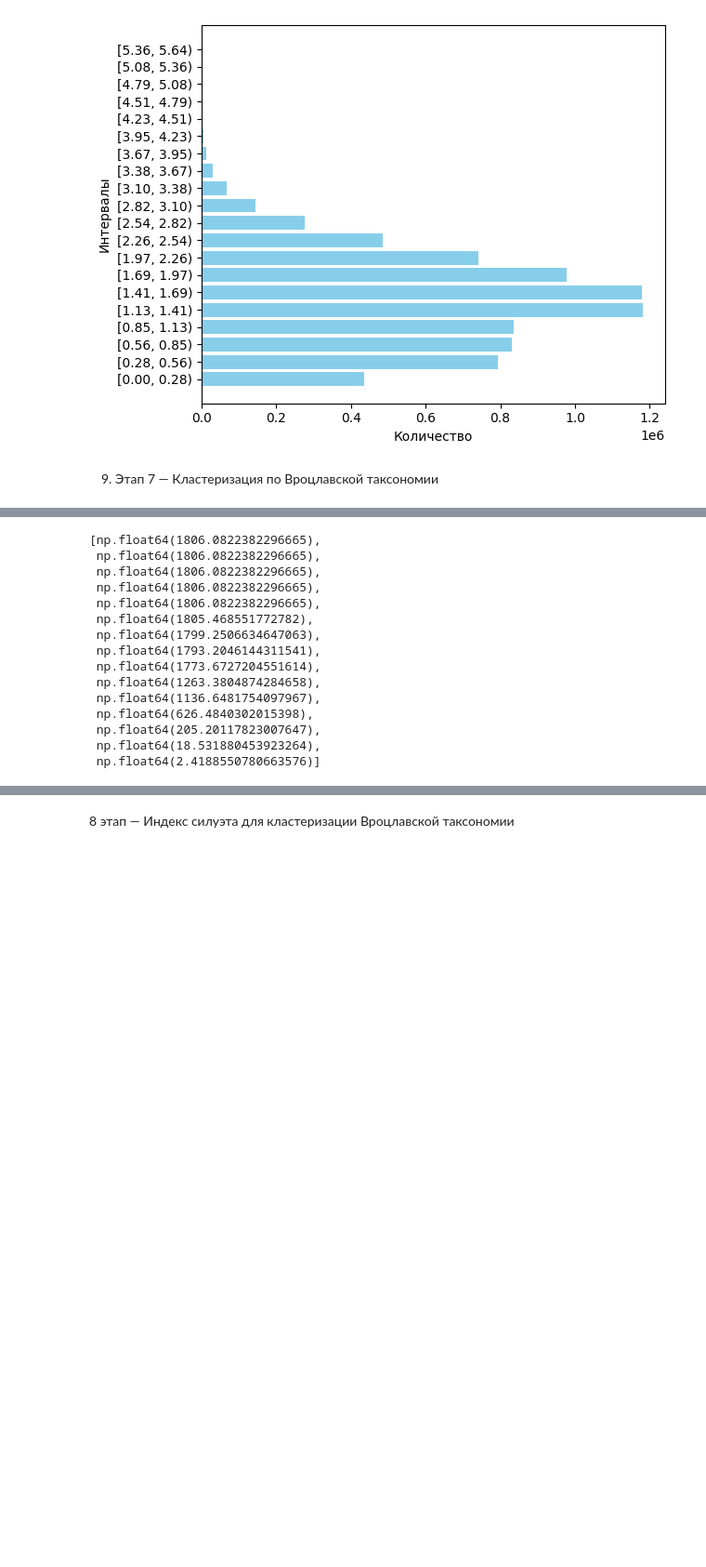
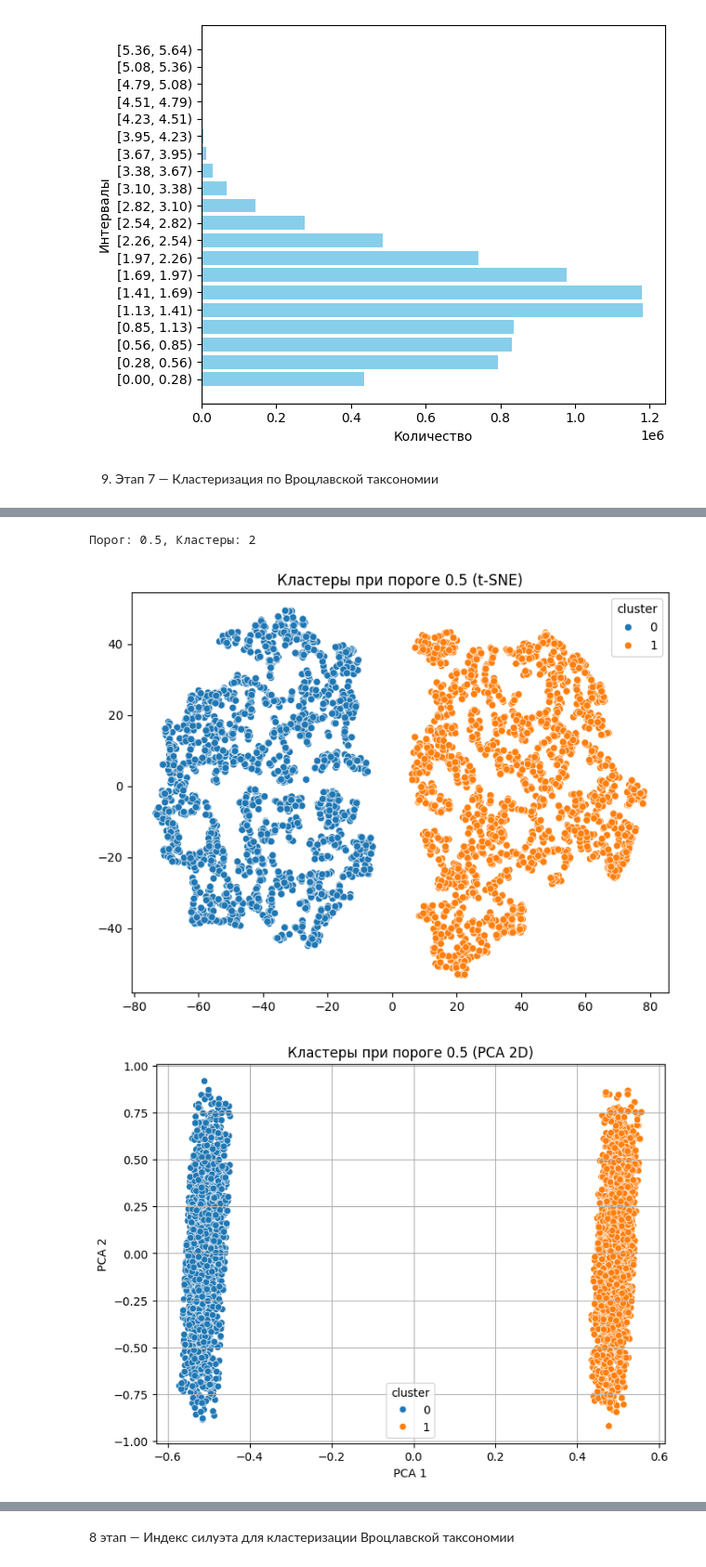
Before and after one commit to 8iKENTi8/Static-methods, a Jupyter notebook: Lab3/lab3.ipynb, the cells around one changed output, grey strips where cells are left out. Shown at 93% size. Cells and saved outputs as stored; diff of their text form; code cells hidden in the pictures; blank space fills up the shorter version.

```diff
--- a/Lab3/lab3.ipynb
+++ b/Lab3/lab3.ipynb
@@ -238,45 +240,90 @@ def wroclaw_taxonomy_elbow(distance_matrix, thresholds):
         scores.append(score)
         print(f"Порог: {t:.4f}, Кластеры: {len(clusters)}, Внутрикластерный разброс: {score:.4f}")
 
     plt.plot(cluster_counts, scores, 'ro-')
     plt.xlabel('Число кластеров')
     plt.ylabel('Внутрикластерный разброс')
     plt.title('Метод локтя — Вроцлавская таксономия')
     plt.grid(True)
     plt.show()
     return scores
 
 thresholds = np.linspace(0.01, 0.081, num=15)[::-1]
 wroclaw_taxonomy_elbow(X_t, thresholds)
+
+# 1. Кластеризация с выбранным порогом
+chosen_threshold = 0.5
+clustering = WroclawTaxonomyClustering(X_t)
+clusters = clustering.cluster_with_threshold(chosen_threshold)
+
+# Присвоение меток кластеров
+cluster_labels = np.full(X.shape[0], -1)
+for idx, cluster in enumerate(clusters):
+    for item in cluster:
+        cluster_labels[item] = idx
+
+X['cluster'] = cluster_labels
+
+print(f"Порог: {chosen_threshold}, Кластеры: {len(clusters)}")
+
+# 2. Визуализация t-SNE
+tsne = TSNE(n_components=2, perplexity=30, random_state=42)
+tsne_result = tsne.fit_transform(X.drop(columns=['cluster']))
+
+plt.figure(figsize=(8, 6))
+sns.scatterplot(x=tsne_result[:, 0], y=tsne_result[:, 1], hue=X['cluster'], palette='tab10', legend='full')
+plt.title(f'Кластеры при пороге {chosen_threshold} (t-SNE)')
+plt.show()
+
+# 3. Визуализация PCA 2D
+pca = PCA(n_components=2)
+pca_result = pca.fit_transform(X.drop(columns=['cluster']))
+
+plt.figure(figsize=(8, 6))
+sns.scatterplot(x=pca_result[:, 0], y=pca_result[:, 1], hue=X['cluster'], palette='tab10', legend='full')
+plt.title(f'Кластеры при пороге {chosen_threshold} (PCA 2D)')
+plt.xlabel('PCA 1')
+plt.ylabel('PCA 2')
+plt.grid(True)
+plt.show()
+
+# 4. Визуализация PCA 3D
+from mpl_toolkits.mplot3d import Axes3D
+
+pca_3d = PCA(n_components=3)
+pca_result_3d = pca_3d.fit_transform(X.drop(columns=['cluster']))
+
+fig = plt.figure(figsize=(10, 7))
+ax = fig.add_subplot(111, projection='3d')
+
+scatter = ax.scatter(
+    pca_result_3d[:, 0], pca_result_3d[:, 1], pca_result_3d[:, 2],
+    c=X['cluster'], cmap='tab10', s=50, alpha=0.7
+)
+
+ax.set_title(f'Кластеры при пороге {chosen_threshold} (PCA 3D)')
+ax.set_xlabel('PCA 1')
+ax.set_ylabel('PCA 2')
+ax.set_zlabel('PCA 3')
+fig.colorbar(scatter, ax=ax, label='Cluster')
+plt.show()
 # %% [output]
 Порог: 0.0810, Кластеры: 2, Внутрикластерный разброс: 1806.0822
 Порог: 0.0759, Кластеры: 2, Внутрикластерный разброс: 1806.0822
 Порог: 0.0709, Кластеры: 2, Внутрикластерный разброс: 1806.0822
 Порог: 0.0658, Кластеры: 2, Внутрикластерный разброс: 1806.0822
 Порог: 0.0607, Кластеры: 2, Внутрикластерный разброс: 1806.0822
 Порог: 0.0556, Кластеры: 3, Внутрикластерный разброс: 1805.4686
 Порог: 0.0506, Кластеры: 9, Внутрикластерный разброс: 1799.2507
 Порог: 0.0455, Кластеры: 15, Внутрикластерный разброс: 1793.2046
 Порог: 0.0404, Кластеры: 33, Внутрикластерный разброс: 1773.6727
 Порог: 0.0354, Кластеры: 82, Внутрикластерный разброс: 1263.3805
 Порог: 0.0303, Кластеры: 174, Внутрикластерный разброс: 1136.6482
 Порог: 0.0252, Кластеры: 480, Внутрикластерный разброс: 626.4840
 Порог: 0.0201, Кластеры: 923, Внутрикластерный разброс: 205.2012
 Порог: 0.0151, Кластеры: 2117, Внутрикластерный разброс: 18.5319
 Порог: 0.0100, Кластеры: 3022, Внутрикластерный разброс: 2.4189
 [figure]
-[np.float64(1806.0822382296665),
- np.float64(1806.0822382296665),
- np.float64(1806.0822382296665),
- np.float64(1806.0822382296665),
- np.float64(1806.0822382296665),
- np.float64(1805.468551772782),
- np.float64(1799.2506634647063),
- np.float64(1793.2046144311541),
- np.float64(1773.6727204551614),
- np.float64(1263.3804874284658),
- np.float64(1136.6481754097967),
- np.float64(626.4840302015398),
- np.float64(205.20117823007647),
- np.float64(18.531880453923264),
- np.float64(2.4188550780663576)]
+Порог: 0.5, Кластеры: 2
+[figure, added]
+[figure, added]
```
Also changed, not shown: parts of 2 cells of this notebook.
